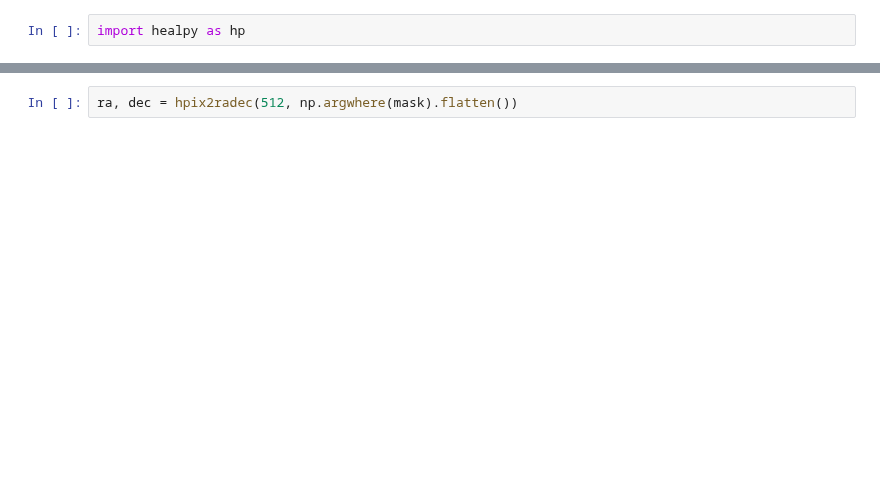
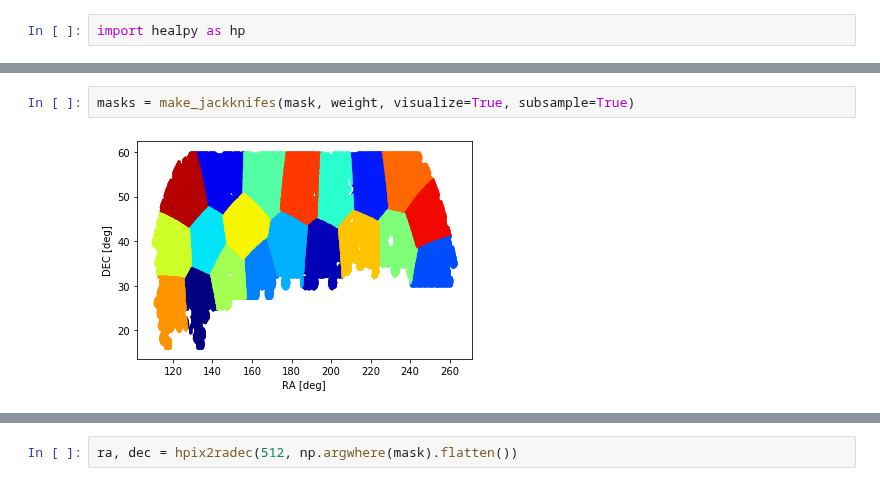
Before and after one commit to mehdirezaie/eboss, a Jupyter notebook: AngularPower.ipynb, the cells around one changed output, grey strips where cells are left out. Cells and saved outputs as stored; diff of their text form; blank space fills up the shorter version.

```diff
--- a/AngularPower.ipynb
+++ b/AngularPower.ipynb
@@ -82,0 +173,4 @@ INDXSCHM = IMPLICIT
+# %%
+masks = make_jackknifes(mask, weight, visualize=True, subsample=True)
+# %% [output]
+[figure, added]
```
Also changed, not shown: parts of 45 cells of this notebook, 1 other file.
